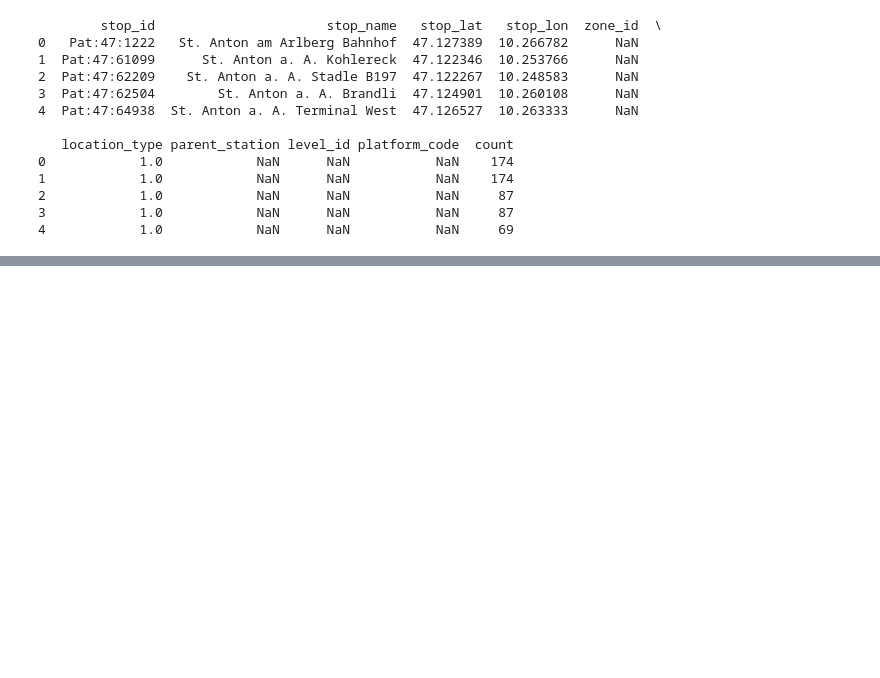
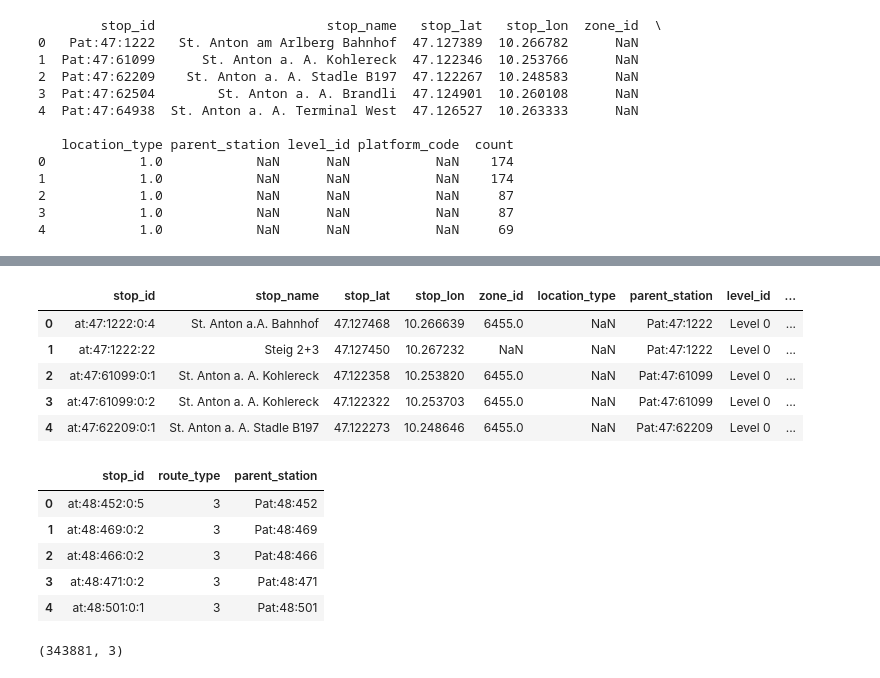
Before and after one commit to LeonRischar/ptsql_austria, a Jupyter notebook: src/test.ipynb, the cells around one changed output, grey strips where cells are left out. Drawn from its saved outputs; the diff is of its cells as text; code cells hidden in the pictures; blank space fills up the shorter version.

```diff
--- a/src/test.ipynb
+++ b/src/test.ipynb
@@ -186,0 +244,3 @@ display(stops_final_df)
+# %%
+routes_df = pd.read_csv(path + 'routes.txt', sep=',', quotechar='"')
+display(routes_df[["route_id", "route_type"]].head())
@@ -186,0 +254,4 @@ display(stops_final_df)
+# %%
+display(trips_filtered_df.head())
+stop_type_df = trips_filtered_df[["route_id", "trip_id"]].merge(routes_df[["route_id", "route_type"]], on='route_id', how='left')
+display(stop_type_df.head())
@@ -186,0 +271,4 @@ display(stops_final_df)
+# %%
+display(stop_times_df.head())
+stop_type_df = stop_type_df[["trip_id", "route_type"]].merge(stop_times_df[['stop_id', 'trip_id']], on='trip_id', how='left')
+display(stop_type_df.head())
@@ -186,0 +288,19 @@ display(stops_final_df)
+# %%
+display(stops_df.head())
+stop_type_df = stop_type_df[["stop_id", "route_type"]].merge(stops_df[["stop_id", "parent_station"]], on="stop_id", how="left")
+display(stop_type_df.head())
+display(stop_type_df.shape)
+# %% [output]
+|  | stop_id | stop_name | stop_lat | stop_lon | zone_id | location_type | parent_station | level_id | ... |
+| 0 | at:47:1222:0:4 | St. Anton a.A. Bahnhof | 47.127468 | 10.266639 | 6455.0 | NaN | Pat:47:1222 | Level 0 | ... |
+| 1 | at:47:1222:22 | Steig 2+3 | 47.127450 | 10.267232 | NaN | NaN | Pat:47:1222 | Level 0 | ... |
+| 2 | at:47:61099:0:1 | St. Anton a. A. Kohlereck | 47.122358 | 10.253820 | 6455.0 | NaN | Pat:47:61099 | Level 0 | ... |
+| 3 | at:47:61099:0:2 | St. Anton a. A. Kohlereck | 47.122322 | 10.253703 | 6455.0 | NaN | Pat:47:61099 | Level 0 | ... |
+| 4 | at:47:62209:0:1 | St. Anton a. A. Stadle B197 | 47.122273 | 10.248646 | 6455.0 | NaN | Pat:47:62209 | Level 0 | ... |
+|  | stop_id | route_type | parent_station |
+| 0 | at:48:452:0:5 | 3 | Pat:48:452 |
+| 1 | at:48:469:0:2 | 3 | Pat:48:469 |
+| 2 | at:48:466:0:2 | 3 | Pat:48:466 |
+| 3 | at:48:471:0:2 | 3 | Pat:48:471 |
+| 4 | at:48:501:0:1 | 3 | Pat:48:501 |
+(343881, 3)
```
Also changed, not shown: parts of 14 cells of this notebook.
